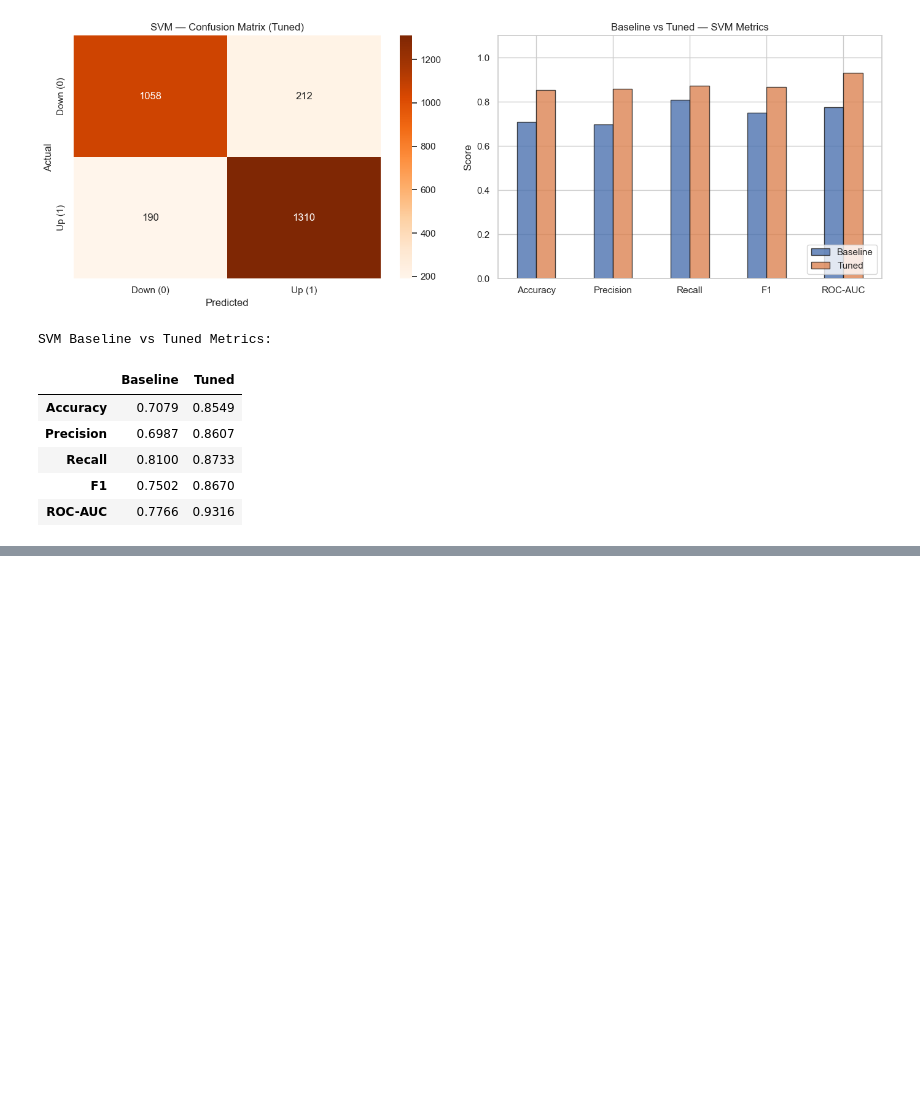
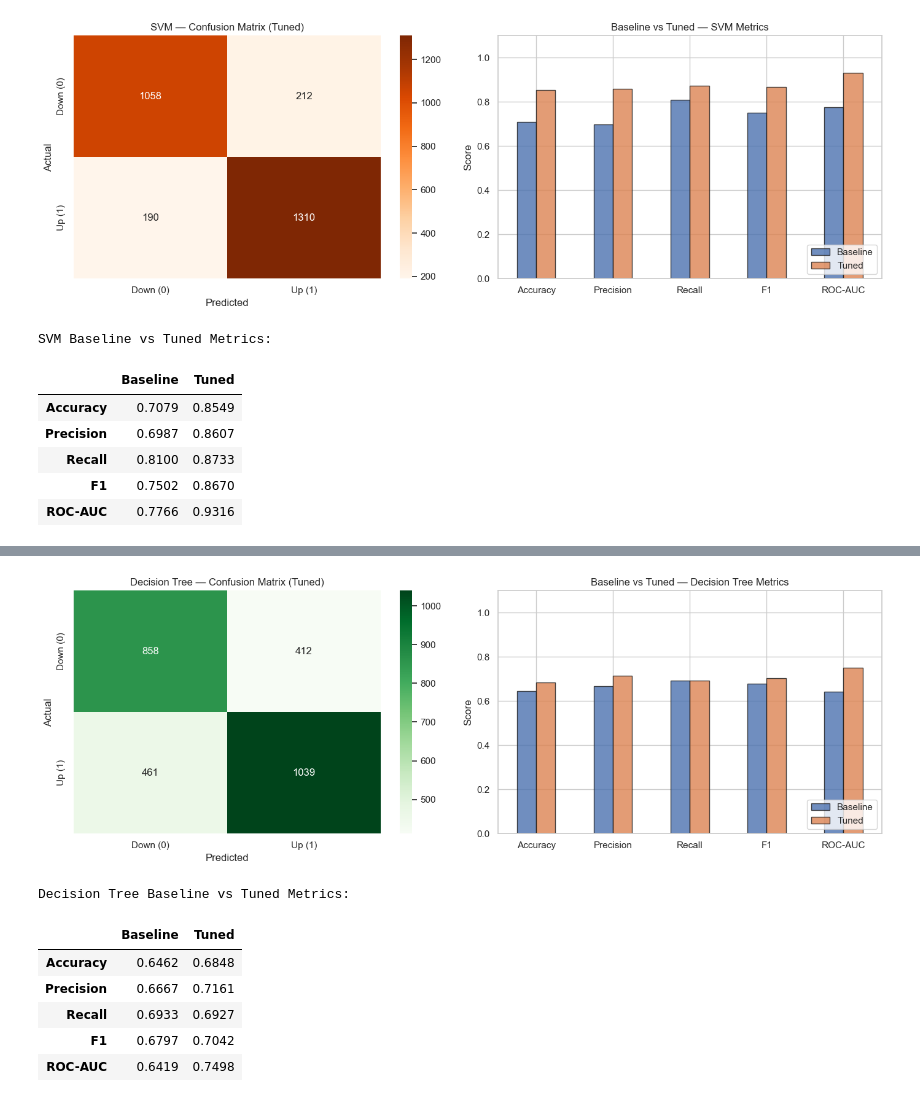
Before and after one commit to deshmukhm020590/s_n_p_classifier, a Jupyter notebook: model_files/notebooks/src/04_model_predict.ipynb, the cells around one changed output, grey strips where cells are left out. Drawn from its saved outputs; the diff is of its cells as text; code cells hidden in the pictures; blank space fills up the shorter version.

Commit message:
18th: Added DT and Random Forrest model code to 04_model_predict.ipynb

```diff
--- a/model_files/notebooks/src/04_model_predict.ipynb
+++ b/model_files/notebooks/src/04_model_predict.ipynb
@@ -423,0 +544,57 @@ SVM Baseline vs Tuned Metrics:
+# %%
+# Plot Decision Tree confusion matrix and compare baseline vs tuned metrics
+try:
+    fig, axes = plt.subplots(1, 2, figsize=(14, 5))
+
+    # Confusion matrix — tuned Decision Tree
+    cm_dt = confusion_matrix(y_test, y_pred_dt)
+    sns.heatmap(cm_dt, annot=True, fmt='d', cmap='Greens', ax=axes[0],
+                xticklabels=['Down (0)', 'Up (1)'],
+                yticklabels=['Down (0)', 'Up (1)'])
+    axes[0].set_title('Decision Tree — Confusion Matrix (Tuned)')
+    axes[0].set_ylabel('Actual')
+    axes[0].set_xlabel('Predicted')
+
+    # Bar chart: Decision Tree baseline vs tuned metrics
+    dt_metrics_compare = pd.DataFrame({
+        'Baseline': {
+            'Accuracy' : accuracy_score(y_test, y_pred_dt_baseline),
+            'Precision': precision_score(y_test, y_pred_dt_baseline),
+            'Recall'   : recall_score(y_test, y_pred_dt_baseline),
+            'F1'       : f1_score(y_test, y_pred_dt_baseline),
+            'ROC-AUC'  : roc_auc_score(y_test, y_prob_dt_baseline)
+        },
+        'Tuned': {
+            'Accuracy' : accuracy_score(y_test, y_pred_dt),
+            'Precision': precision_score(y_test, y_pred_dt),
+            'Recall'   : recall_score(y_test, y_pred_dt),
+            'F1'       : f1_score(y_test, y_pred_dt),
+            'ROC-AUC'  : roc_auc_score(y_test, y_prob_dt)
+        }
+    })
+
+    dt_metrics_compare.plot(kind='bar', ax=axes[1], edgecolor='k', alpha=0.8)
+    axes[1].set_title('Baseline vs Tuned — Decision Tree Metrics')
+    axes[1].set_ylabel('Score')
+    axes[1].set_ylim(0, 1.1)
+    axes[1].tick_params(axis='x', rotation=0)
+    axes[1].legend(loc='lower right')
+
+    plt.tight_layout()
+    plt.savefig(os.path.join(output_dir, 'dt_evaluation.png'), bbox_inches='tight')
+    plt.show()
+
+    print("\nDecision Tree Baseline vs Tuned Metrics:")
+    display(dt_metrics_compare.round(4))
+
+except Exception as e:
+    print(f"[ERROR] Decision Tree plotting failed: {e}")
+# %% [output]
+[figure, added]
+Decision Tree Baseline vs Tuned Metrics:
+|  | Baseline | Tuned |
+| Accuracy | 0.6462 | 0.6848 |
+| Precision | 0.6667 | 0.7161 |
+| Recall | 0.6933 | 0.6927 |
+| F1 | 0.6797 | 0.7042 |
+| ROC-AUC | 0.6419 | 0.7498 |
```
Also changed, not shown: parts of 7 cells of this notebook, 2 other files.
